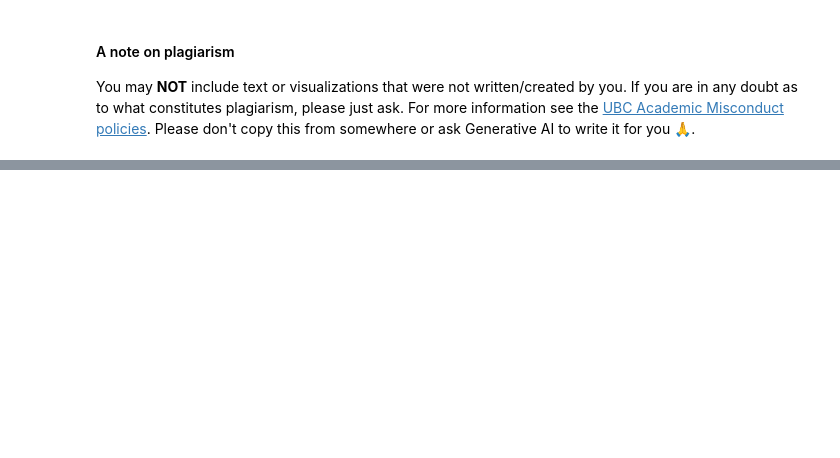
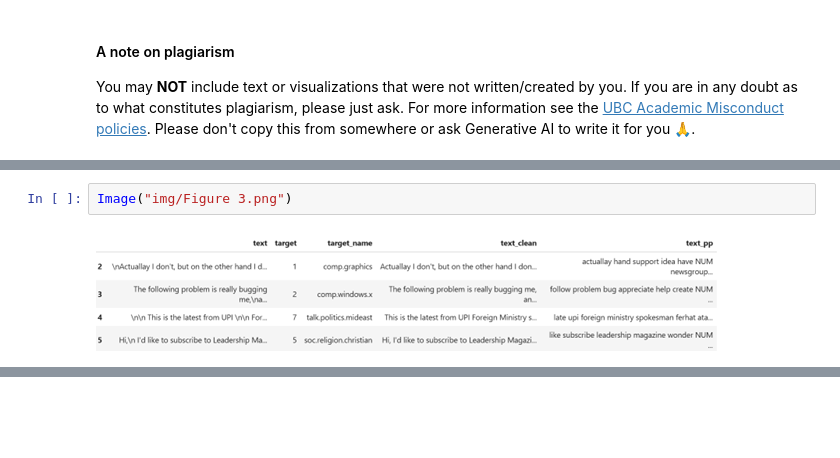
Before and after one commit to aneeshanavlakha/hw9, a Jupyter notebook: hw9.ipynb, the cells around one changed output, grey strips where cells are left out. Drawn from its saved outputs; the diff is of its cells as text; blank space fills up the shorter version.

```diff
--- a/hw9.ipynb
+++ b/hw9.ipynb
@@ -109,0 +130,4 @@ You may **NOT** include text or visualizations that were not written/created by
+# %%
+Image("img/Figure 3.png")
+# %% [output]
+[figure, added]
```
Also changed, not shown: parts of 12 cells of this notebook.
